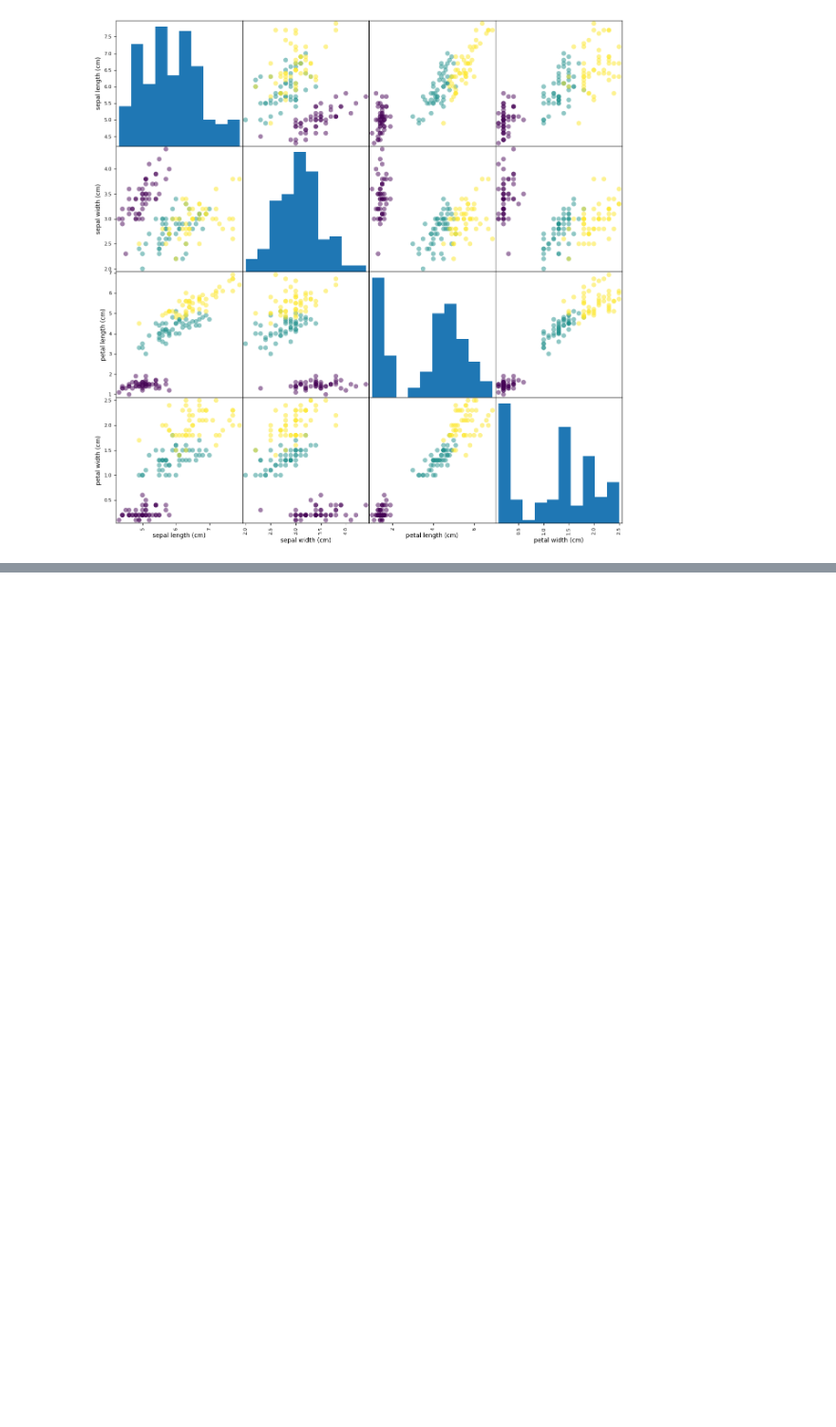
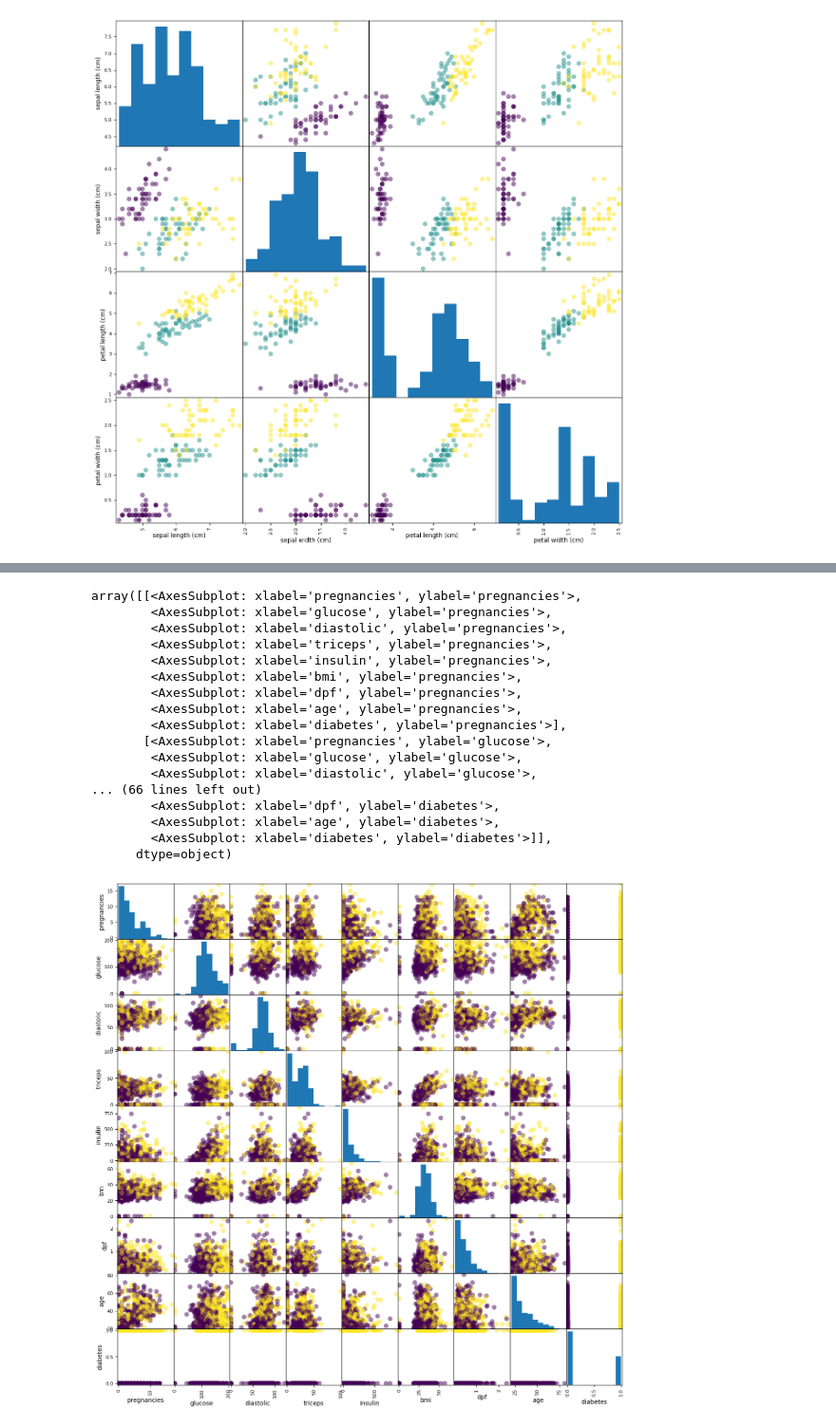
Before and after one commit to JohannesLirhus/ELMED219, a Jupyter notebook: Lab0-ML/Lab0-eigenarbeid.ipynb, the cells around one changed output, grey strips where cells are left out. Shown at 95% size. Saved outputs shown, nothing was run; the diff lists cells and outputs as text; code cells hidden in the pictures; blank space fills up the shorter version.

```diff
--- a/Lab0-ML/Lab0-eigenarbeid.ipynb
+++ b/Lab0-ML/Lab0-eigenarbeid.ipynb
@@ -141,0 +278,4 @@ array([[<AxesSubplot: xlabel='sepal length (cm)', ylabel='sepal length (cm)'>,
+# %%
+url = 'https://assets.datacamp.com/production/course_1939/datasets/diabetes.csv'
+# %%
+diabetes = pd.read_csv(url)
@@ -141,0 +326,21 @@ array([[<AxesSubplot: xlabel='sepal length (cm)', ylabel='sepal length (cm)'>,
+# %%
+pd.plotting.scatter_matrix(diabetes, c=diabetes['diabetes'], figsize=(15,15), marker='o', s=60)
+# %% [output]
+array([[<AxesSubplot: xlabel='pregnancies', ylabel='pregnancies'>,
+        <AxesSubplot: xlabel='glucose', ylabel='pregnancies'>,
+        <AxesSubplot: xlabel='diastolic', ylabel='pregnancies'>,
+        <AxesSubplot: xlabel='triceps', ylabel='pregnancies'>,
+        <AxesSubplot: xlabel='insulin', ylabel='pregnancies'>,
+        <AxesSubplot: xlabel='bmi', ylabel='pregnancies'>,
+        <AxesSubplot: xlabel='dpf', ylabel='pregnancies'>,
+        <AxesSubplot: xlabel='age', ylabel='pregnancies'>,
+        <AxesSubplot: xlabel='diabetes', ylabel='pregnancies'>],
+       [<AxesSubplot: xlabel='pregnancies', ylabel='glucose'>,
+        <AxesSubplot: xlabel='glucose', ylabel='glucose'>,
+        <AxesSubplot: xlabel='diastolic', ylabel='glucose'>,
+... (66 lines left out)
+        <AxesSubplot: xlabel='dpf', ylabel='diabetes'>,
+        <AxesSubplot: xlabel='age', ylabel='diabetes'>,
+        <AxesSubplot: xlabel='diabetes', ylabel='diabetes'>]],
+      dtype=object)
+[figure, added]
```
Also changed, not shown: parts of 26 cells of this notebook, 1 other file.
